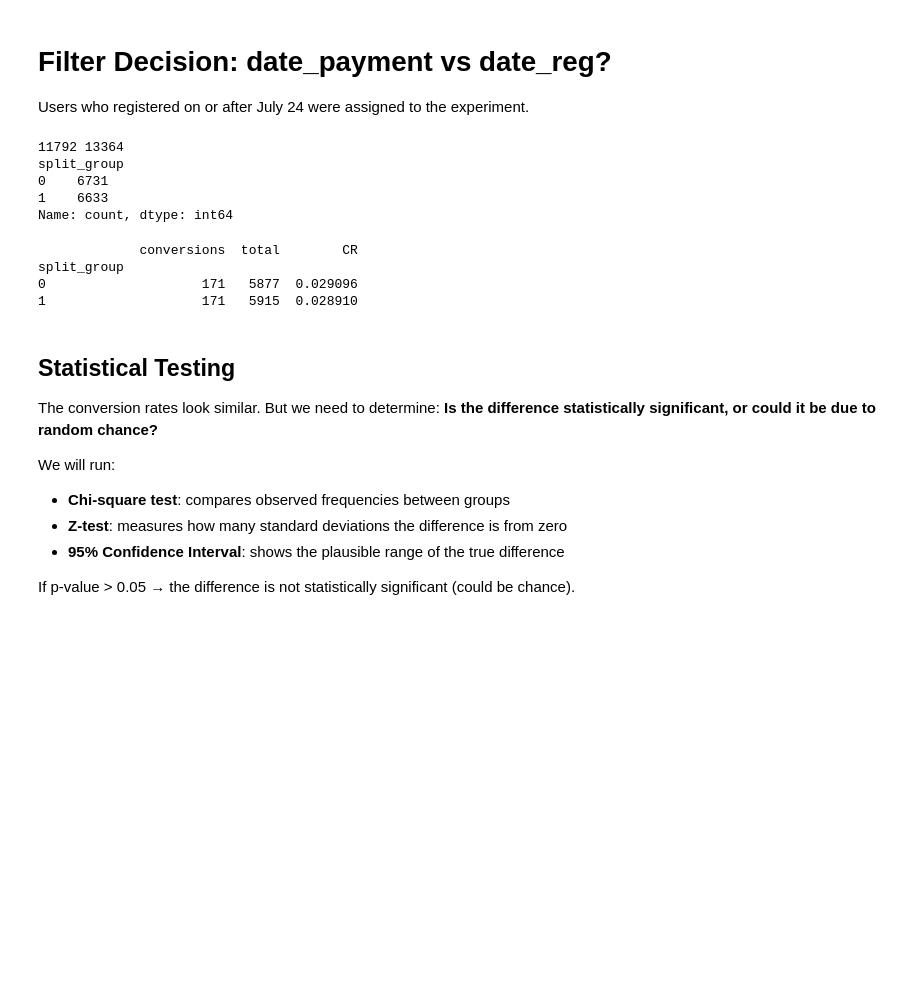
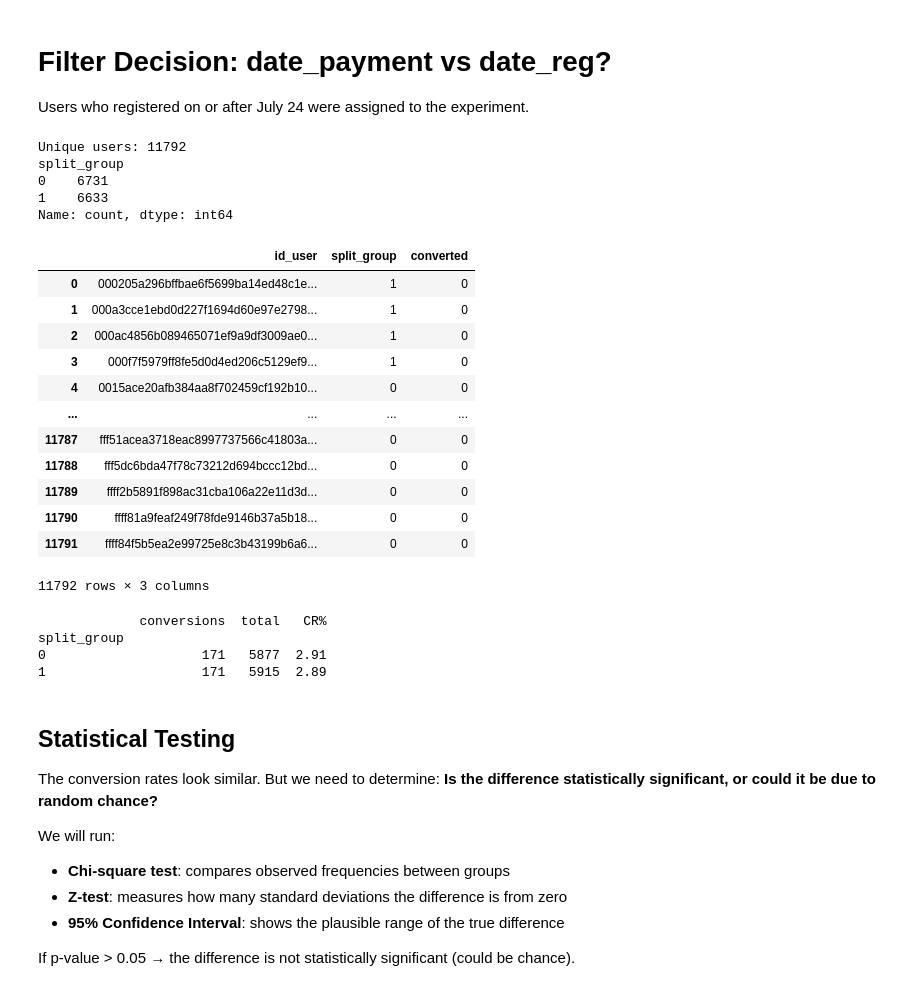
Before and after one commit to NAghayefa/Interview-Tasks, a Jupyter notebook: Leaply.ipynb, the cells around one changed output. Saved outputs shown, nothing was run; the diff lists cells and outputs as text; code cells hidden in the pictures; blank space fills up the shorter version.

```diff
--- a/Leaply.ipynb
+++ b/Leaply.ipynb
@@ -163,16 +155,16 @@ Everything is fine
 
 Users who registered on or after July 24 were assigned to the experiment.
 # %%
-#Now we filter them: mobile platform only, payments on or after July 24 (experiment start date)
+#Now we filter them: mobile platform only, payments on or after July 24 (reg date)
 mobile_exp = df[
     (df['platform'] == 'mobile') &
     (df['date_reg'] >= '2021-07-24')
 ]
 
-print(mobile_exp['id_user'].nunique(),mobile_exp['id_user'].count())  # 4007 olmalıdır
-print(mobile_exp['split_group'].value_counts())  # 3058 / 949
+print("Unique users:", mobile_exp['id_user'].nunique())
+print(mobile_exp['split_group'].value_counts())
 # %% [output]
-11792 13364
+Unique users: 11792
 split_group
 0    6731
 1    6633
@@ -180,28 +172,46 @@ Name: count, dtype: int64
 # %%
 #Aggregate to user level
 #User is 'converted' if they made at least one successful payment
 #we use max() on successful_payment: if any payment = 1.0, the user converted
 
 #Important Note: The number of unique users is lower than total rows .
 #This means many users attempted multiple payments.
 #We intentionally take max() — if a user succeeded even once, they count as converted.
 #Taking the last payment instead could undercount conversions (a user might retry
 #after a failed attempt and succeed).
 user_level = mobile_exp.groupby(['id_user', 'split_group']).agg(
     converted=('successful_payment', lambda x: 1 if x.max() == 1.0 else 0)
 ).reset_index()
+user_level
+# %% [output]
+|  | id_user | split_group | converted |
+| 0 | 000205a296bffbae6f5699ba14ed48c1e... | 1 | 0 |
+| 1 | 000a3cce1ebd0d227f1694d60e97e2798... | 1 | 0 |
+| 2 | 000ac4856b089465071ef9a9df3009ae0... | 1 | 0 |
+| 3 | 000f7f5979ff8fe5d0d4ed206c5129ef9... | 1 | 0 |
+| 4 | 0015ace20afb384aa8f702459cf192b10... | 0 | 0 |
+| ... | ... | ... | ... |
+| 11787 | fff51acea3718eac8997737566c41803a... | 0 | 0 |
+| 11788 | fff5dc6bda47f78c73212d694bccc12bd... | 0 | 0 |
+| 11789 | ffff2b5891f898ac31cba106a22e11d3d... | 0 | 0 |
+| 11790 | ffff81a9feaf249f78fde9146b37a5b18... | 0 | 0 |
+| 11791 | ffff84f5b5ea2e99725e8c3b43199b6a6... | 0 | 0 |
+11792 rows × 3 columns
 # %%
 #converstion rates according to split groups
-summary = user_level.groupby('split_group')['converted'].agg(
-    conversions='sum',
-    total='count'
-)
-summary['CR'] = summary['conversions'] / summary['total']
+total_per_group = mobile_exp.groupby('split_group')['id_user'].nunique()
+converted_per_group = user_level.groupby('split_group')['converted'].sum()
+
+summary = pd.DataFrame({
+    'conversions': converted_per_group,
+    'total': total_per_group
+})
+summary['CR%'] = (summary['conversions'] / summary['total'] * 100).round(2)
 print(summary)
 # %% [output]
-             conversions  total        CR
+             conversions  total   CR%
 split_group
-0                    171   5877  0.029096
-1                    171   5915  0.028910
+0                    171   5877  2.91
+1                    171   5915  2.89
 # %%
 #recording each of them separatly
```
Also changed, not shown: parts of 7 cells of this notebook.
